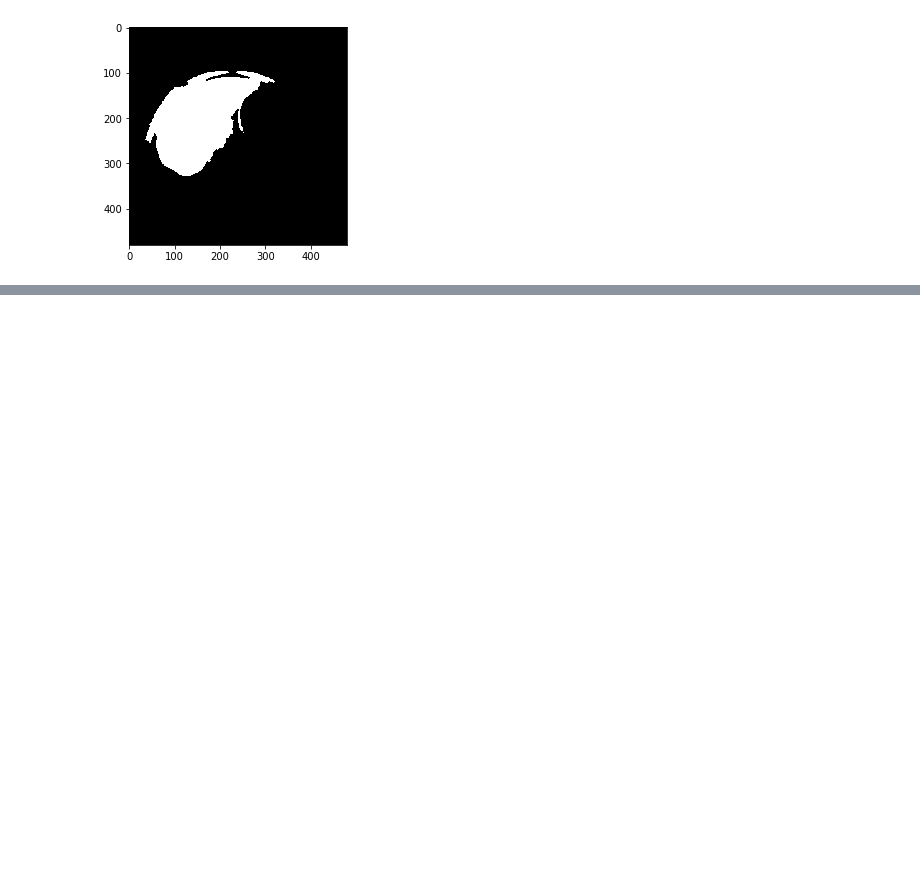
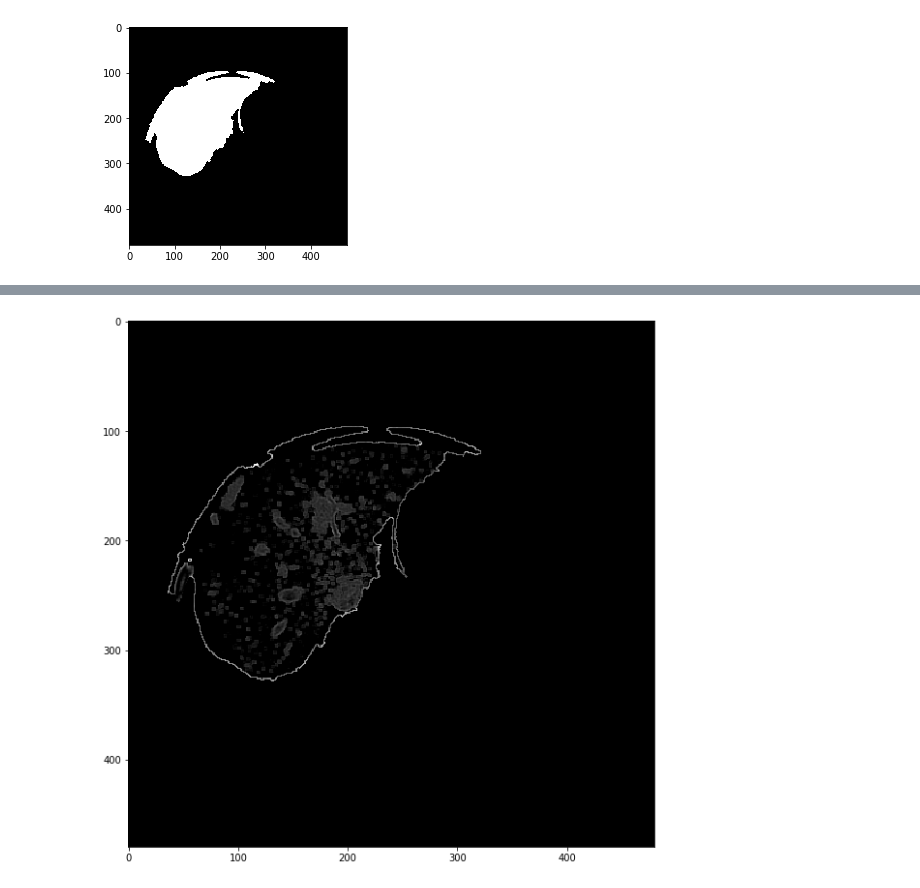
Before and after one commit to ShreyasDL/Liver-Cancer-Detection, a Jupyter notebook: watershed_liver.ipynb, the cells around one changed output, grey strips where cells are left out. Cells and saved outputs as stored; diff of their text form; code cells hidden in the pictures; blank space fills up the shorter version.

```diff
--- a/watershed_liver.ipynb
+++ b/watershed_liver.ipynb
@@ -153,0 +148,6 @@ TypeError: only size-1 arrays can be converted to Python scalars
+# %%
+outp = cv2.subtract(final_im,res)
+# %%
+display(outp)
+# %% [output]
+[figure, added]
```
Also changed, not shown: parts of 37 cells of this notebook.
